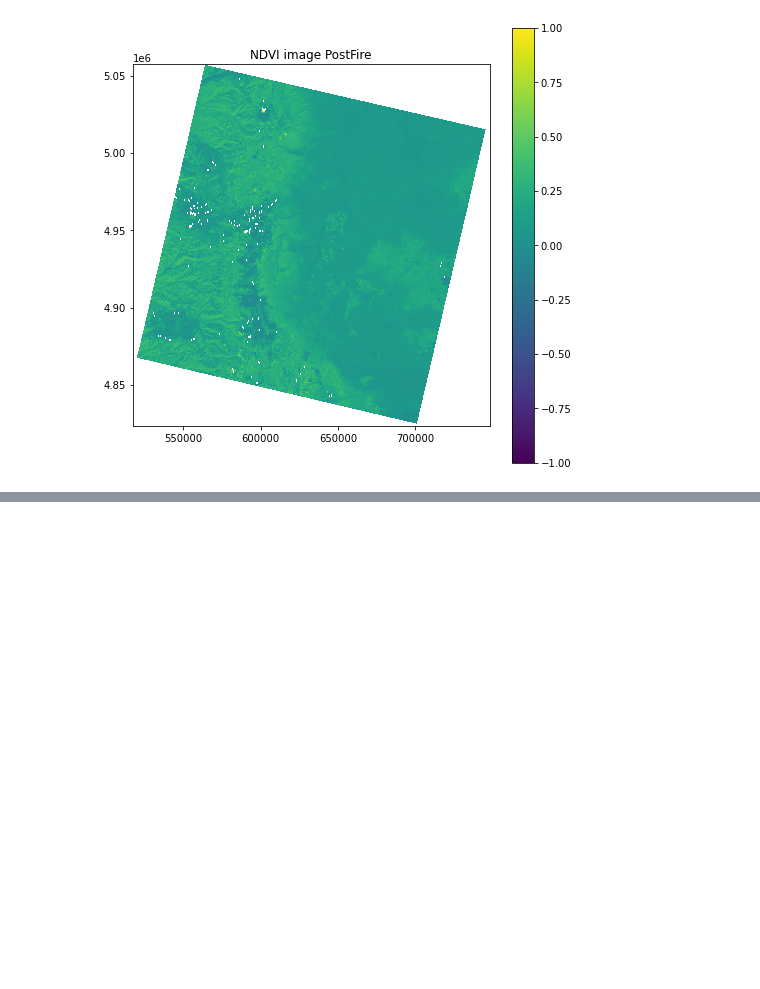
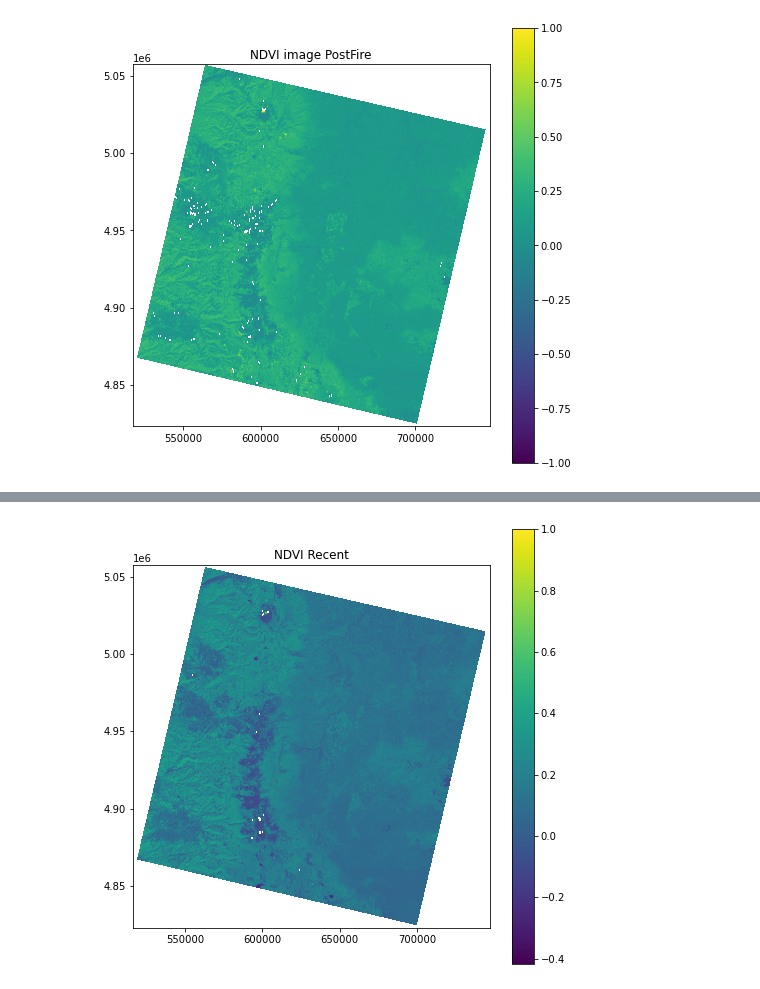
Before and after one commit to IsaiasTG/Drought-Data-Science-Project, a Jupyter notebook: FinalProject.ipynb, the cells around one changed output, grey strips where cells are left out. Drawn from its saved outputs; the diff is of its cells as text; code cells hidden in the pictures; blank space fills up the shorter version.

```diff
--- a/FinalProject.ipynb
+++ b/FinalProject.ipynb
@@ -143,0 +160,10 @@ plt.show()
+# %%
+list_bandsRecent = []
+for file in filesRecent:
+# Read band
+    src = rasterio.open(file)
+    band = src.read(1)
+             # Append to list
+    list_bandsRecent.append(band)
+         # Convert from list of arrays to n-dimensional array
+all_bandsRecent = np.dstack(list_bandsRecent)
@@ -143,0 +172,16 @@ plt.show()
+# %%
+# Compute NDVI
+np.seterr(divide='ignore', invalid='ignore')
+ndviRecent = np.divide((all_bandsRecent[:,:,4].astype(float) - all_bandsRecent[:,:,3].astype(float)), \
+                 (all_bandsRecent[:,:,4].astype(float) + all_bandsRecent[:,:,3].astype(float)))
+# %%
+# Plot NDVI image
+full_extent = [src.bounds.left, src.bounds.right, src.bounds.bottom, src.bounds.top]
+
+fig, ax = plt.subplots(figsize=(8,8))
+im = ax.imshow(ndviRecent, extent=full_extent)
+ax.set_title("NDVI Recent")
+fig.colorbar(im, orientation='vertical')
+plt.show()
+# %% [output]
+[figure, added]
```
Also changed, not shown: parts of 5 cells of this notebook.
